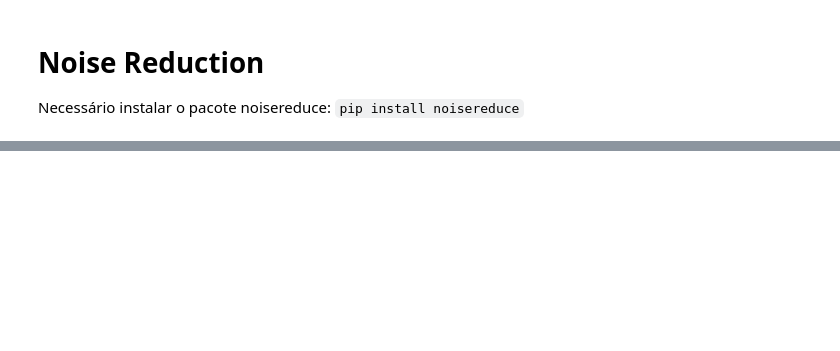
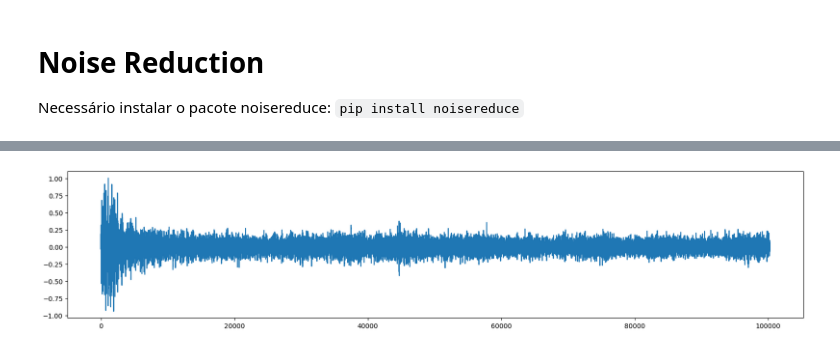
Before and after one commit to vitormeriat/digital-audio-processing, a Jupyter notebook: 03-filtering-noise-reduction.ipynb, the cells around one changed output, grey strips where cells are left out. Drawn from its saved outputs; the diff is of its cells as text; code cells hidden in the pictures; blank space fills up the shorter version.

```diff
--- a/03-filtering-noise-reduction.ipynb
+++ b/03-filtering-noise-reduction.ipynb
@@ -139,0 +175,3 @@ ipd.Audio(noise_reduced, rate=rate)
+# %%
+noise_data, noise_rate = librosa.load('audios/cafe_short.wav')
+ipd.Audio(data=noise_data, rate=noise_rate)
@@ -139,0 +180,6 @@ ipd.Audio(noise_reduced, rate=rate)
+# %%
+fig, ax = plt.subplots(figsize=(20,4))
+ax.plot(noise_data)
+plt.show()
+# %% [output]
+[figure, added]
```
Also changed, not shown: parts of 25 cells of this notebook, 36 other files.
